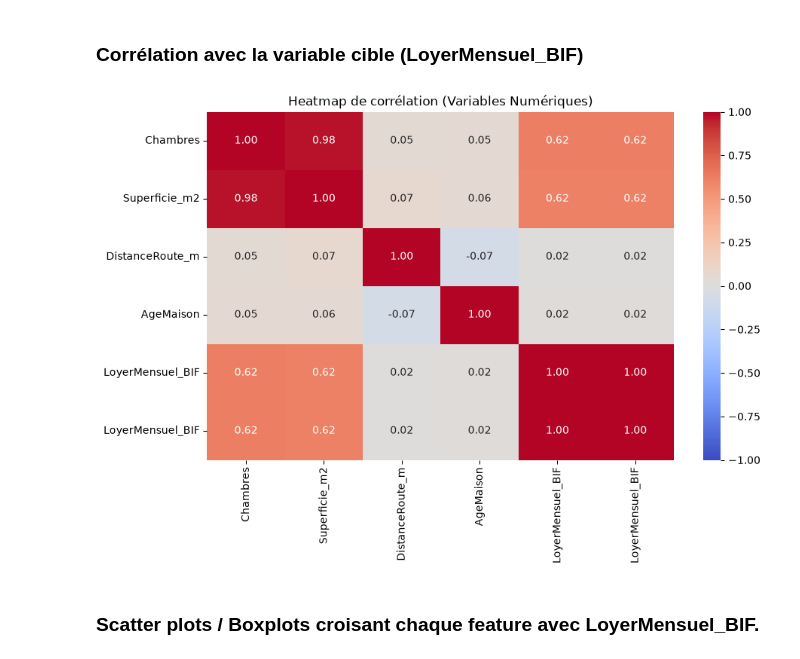
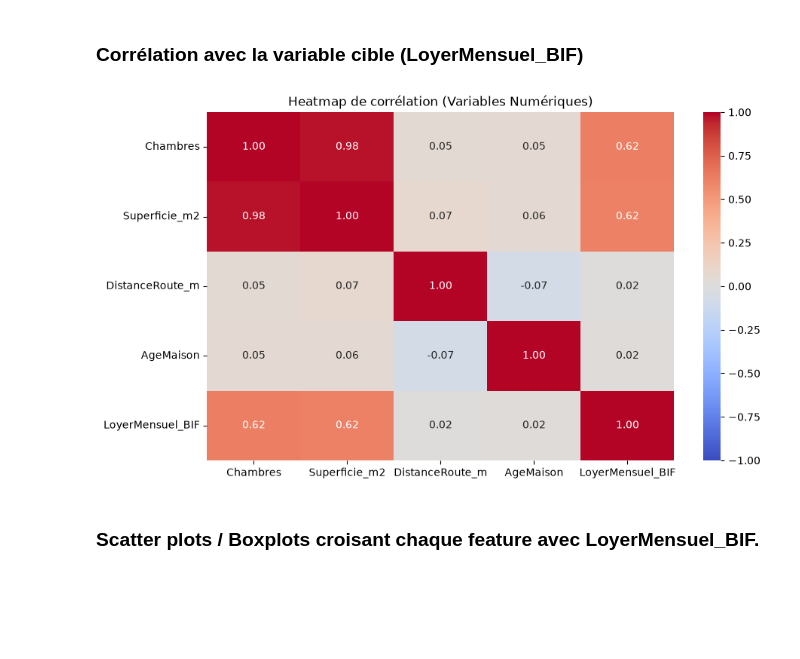
Before and after one commit to Luckson-dev/rent-prediction, a Jupyter notebook: notebooks/01_EDA.ipynb, the cells around one changed output. Cells and saved outputs as stored; diff of their text form; code cells hidden in the pictures; blank space fills up the shorter version.

```diff
--- a/notebooks/01_EDA.ipynb
+++ b/notebooks/01_EDA.ipynb
@@ -208,14 +217,14 @@ plt.show()
 # %% [markdown]
 ### Corrélation avec la variable cible (LoyerMensuel_BIF)
 # %%
-plt.figure(figsize=(1, 6))
+plt.figure(figsize=(10, 6))
 
-corr_matrix = df[numeric_cols + ["LoyerMensuel_BIF"]].corr()
+corr_matrix = df[numeric_cols].corr()
 sns.heatmap(corr_matrix, annot=True, cmap="coolwarm", fmt=".2f", vmin=-1, vmax=1)
 plt.title("Heatmap de corrélation (Variables Numériques)")
 plt.show()
 # %% [output]
-[figure, old version]
+[figure, new version]
 # %% [markdown]
 ### Scatter plots / Boxplots croisant chaque feature avec LoyerMensuel_BIF.
 # %%
```
Also changed, not shown: parts of 1 cell of this notebook, 8 other files.
